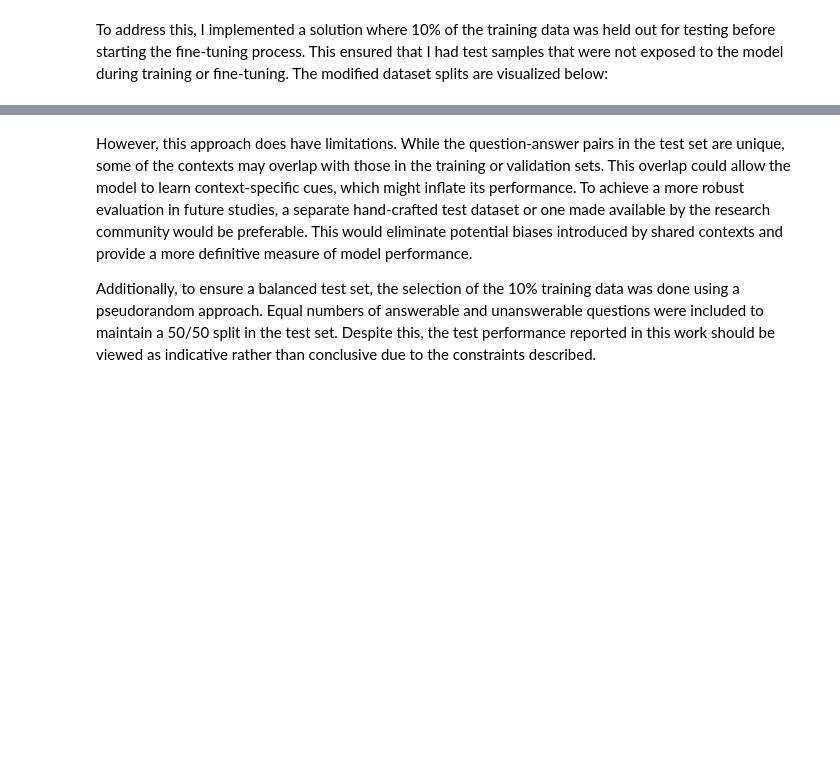
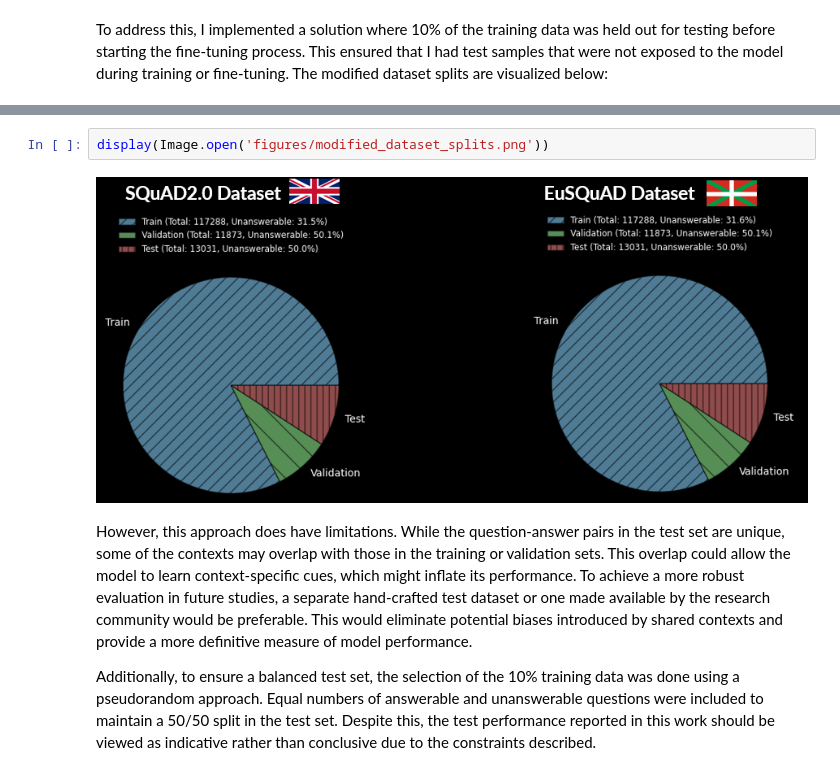
Before and after one commit to asortubay/LLM_QA_Basque, a Jupyter notebook: LLM_QA_on_Basque.ipynb, the cells around one changed output, grey strips where cells are left out. Cells and saved outputs as stored; diff of their text form; blank space fills up the shorter version.

```diff
--- a/LLM_QA_on_Basque.ipynb
+++ b/LLM_QA_on_Basque.ipynb
@@ -152,3 +156,7 @@ To address this, I implemented a solution where 10% of the training data was hel
+# %%
+display(Image.open('figures/modified_dataset_splits.png'))
+# %% [output]
+[figure, added]
 # %% [markdown]
 However, this approach does have limitations. While the question-answer pairs in the test set are unique, some of the contexts may overlap with those in the training or validation sets. This overlap could allow the model to learn context-specific cues, which might inflate its performance. To achieve a more robust evaluation in future studies, a separate hand-crafted test dataset or one made available by the research community would be preferable. This would eliminate potential biases introduced by shared contexts and provide a more definitive measure of model performance.
 
```
Also changed, not shown: parts of 11 cells of this notebook.
